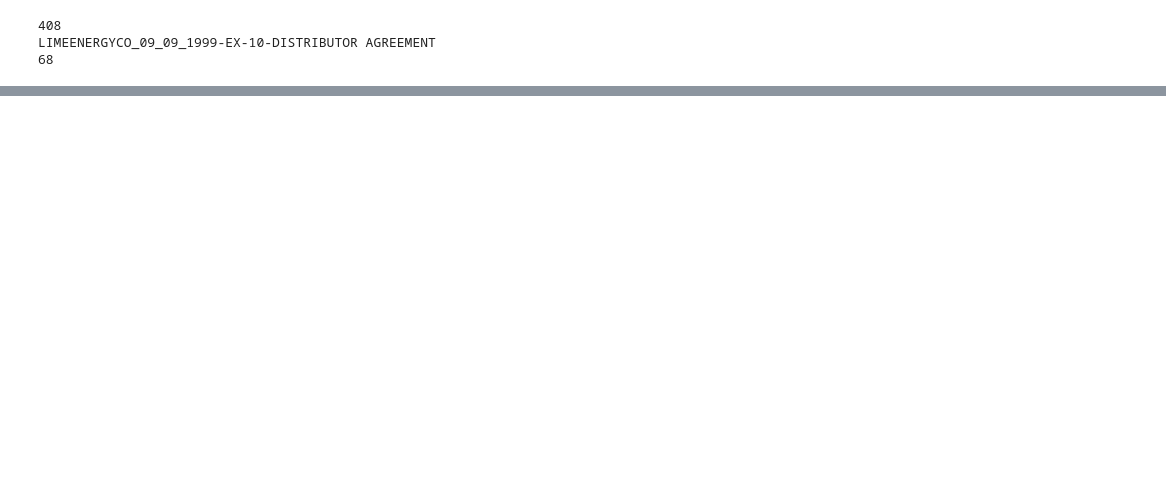
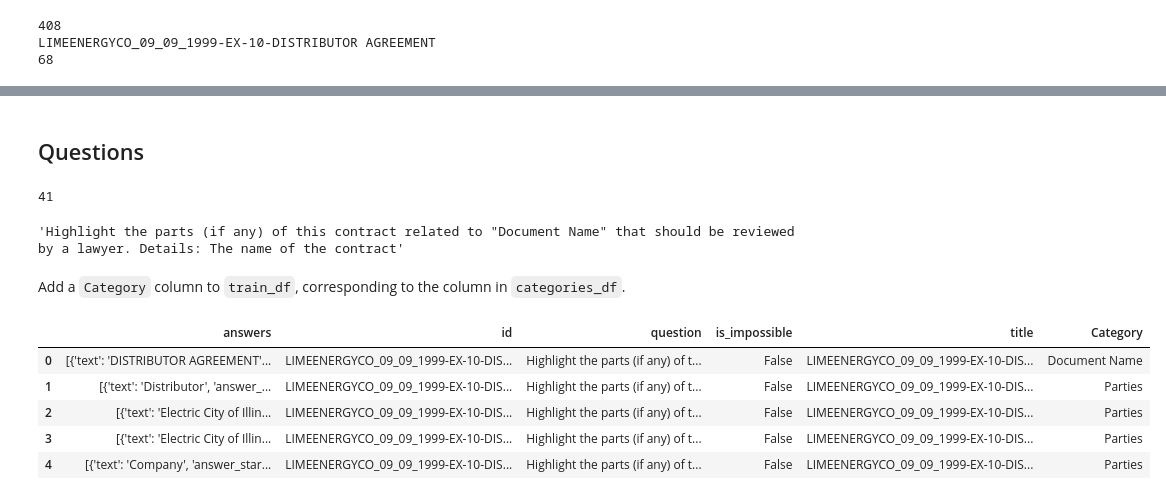
Before and after one commit to Break-Through-Tech/Accenture-1D-contract-review-challenge, a Jupyter notebook: 01_EDA.ipynb, the cells around one changed output, grey strips where cells are left out. Saved outputs shown, nothing was run; the diff lists cells and outputs as text; code cells hidden in the pictures; blank space fills up the shorter version.

```diff
--- a/01_EDA.ipynb
+++ b/01_EDA.ipynb
@@ -33,0 +50,6 @@ LIMEENERGYCO_09_09_1999-EX-10-DISTRIBUTOR AGREEMENT
+# %%
+# Initial rough pass
+train_df = pd.json_normalize(data["data"], record_path=["paragraphs", "qas"], meta=["title"])
+
+print(train_df.shape)
+train_df.head()
@@ -33,0 +64,25 @@ LIMEENERGYCO_09_09_1999-EX-10-DISTRIBUTOR AGREEMENT
+# %% [markdown]
+## Questions
+# %%
+train_df['question'].nunique()
+# 41 unique values
+# %% [output]
+41
+# %%
+# a question looks like this:
+train_df['question'][0] # interesting it renders differently...
+# %% [output]
+'Highlight the parts (if any) of this contract related to "Document Name" that should be reviewed by a lawyer. Details: The name of the contract'
+# %% [markdown]
+Add a `Category` column to `train_df`, corresponding to the column in `categories_df`.
+# %%
+train_df['Category'] = train_df['question'].str.extract(r'"([^"]+)"')
+# %%
+train_df.head()
+# %% [output]
+|  | answers | id | question | is_impossible | title | Category |
+| 0 | [{'text': 'DISTRIBUTOR AGREEMENT'... | LIMEENERGYCO_09_09_1999-EX-10-DIS... | Highlight the parts (if any) of t... | False | LIMEENERGYCO_09_09_1999-EX-10-DIS... | Document Name |
+| 1 | [{'text': 'Distributor', 'answer_... | LIMEENERGYCO_09_09_1999-EX-10-DIS... | Highlight the parts (if any) of t... | False | LIMEENERGYCO_09_09_1999-EX-10-DIS... | Parties |
+| 2 | [{'text': 'Electric City of Illin... | LIMEENERGYCO_09_09_1999-EX-10-DIS... | Highlight the parts (if any) of t... | False | LIMEENERGYCO_09_09_1999-EX-10-DIS... | Parties |
+| 3 | [{'text': 'Electric City of Illin... | LIMEENERGYCO_09_09_1999-EX-10-DIS... | Highlight the parts (if any) of t... | False | LIMEENERGYCO_09_09_1999-EX-10-DIS... | Parties |
+| 4 | [{'text': 'Company', 'answer_star... | LIMEENERGYCO_09_09_1999-EX-10-DIS... | Highlight the parts (if any) of t... | False | LIMEENERGYCO_09_09_1999-EX-10-DIS... | Parties |
```
Also changed, not shown: parts of 14 cells of this notebook, 1 other file.
